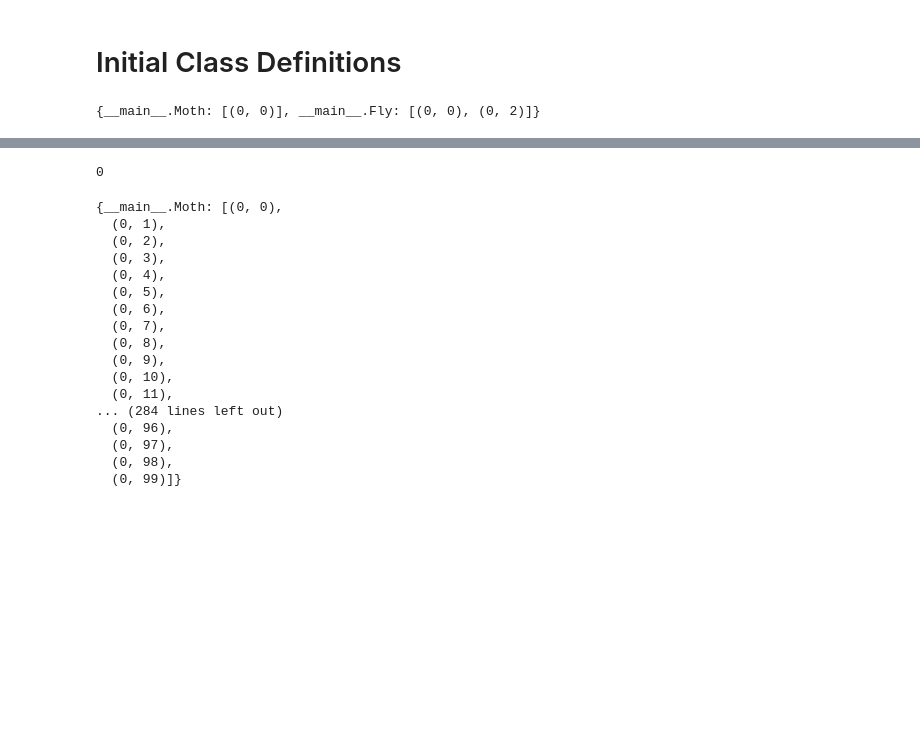
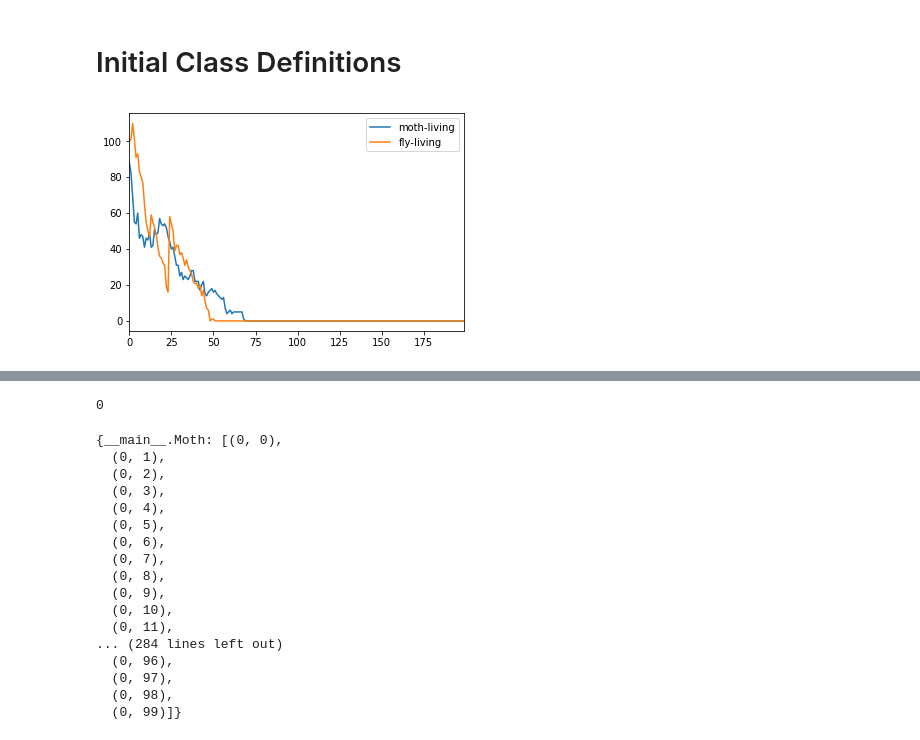
Before and after one commit to rab-ferrari/predator-prey-beetles-wasps, a Jupyter notebook: test.ipynb, the cells around one changed output, grey strips where cells are left out. Saved outputs shown, nothing was run; the diff lists cells and outputs as text; code cells hidden in the pictures; blank space fills up the shorter version.

Commit message:
Finished simulation method and made some basic data visualisation

```diff
--- a/test.ipynb
+++ b/test.ipynb
@@ -357,7 +376,23 @@ w.initialize_world()
-# %%
-w.living_creatures
-# %% [output]
-{__main__.Moth: [(0, 0)], __main__.Fly: [(0, 0), (0, 2)]}
+# %%
+# universe laws definition
+u = Universe(*fly_params.values(), *moth_params.values(), *other_params.values())
+
+# initial number of beetles and wasps
+nm = 100
+nf = 100
+
+# number of simulation steps
+steps = 200
+
+# world definition
+np.random.seed(42)
+w = WonderfulWorld(nm, nf, u)
+df = w.run_world(steps)
+# %%
+df[['moth-living', 'fly-living']].plot()
+plt.show()
+# %% [output]
+[figure, added]
 # %%
 w.single_step()
 w.instant
```
Also changed, not shown: parts of 16 cells of this notebook.
